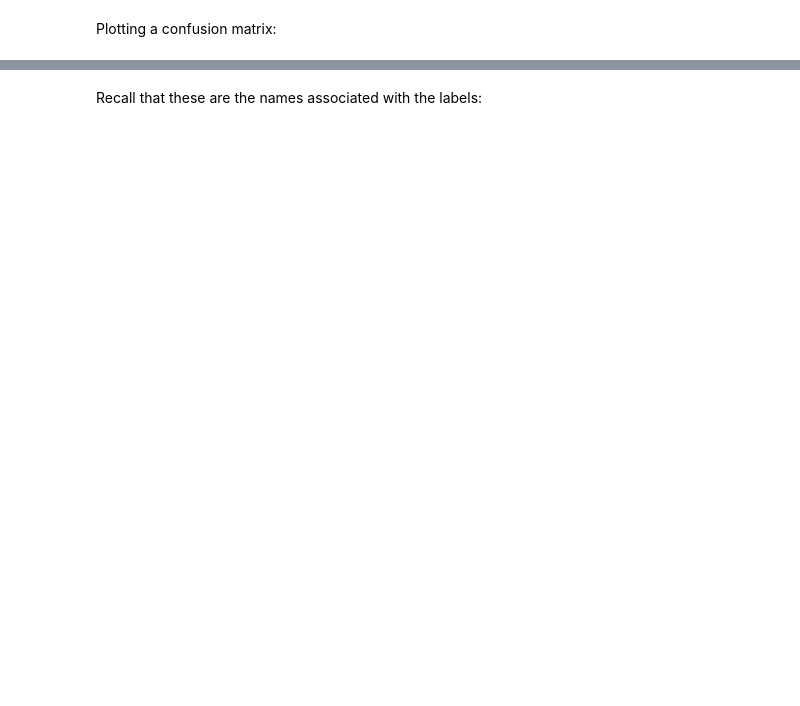
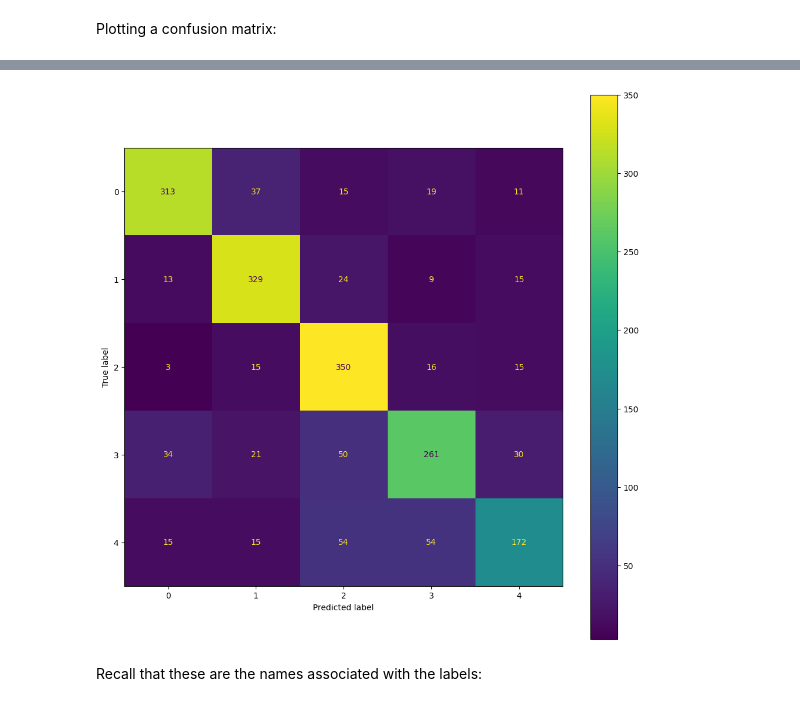
Before and after one commit to Imacharia/dsc-nlp-lab, a Jupyter notebook: index.ipynb, the cells around one changed output, grey strips where cells are left out. Saved outputs shown, nothing was run; the diff lists cells and outputs as text; code cells hidden in the pictures; blank space fills up the shorter version.

Commit message:
Update confusion matrix

```diff
--- a/index.ipynb
+++ b/index.ipynb
@@ -1110,6 +1113,10 @@ final_model.score(final_X_test, y_test)
 Plotting a confusion matrix:
 # %%
 # Run this cell without changes
-from sklearn.metrics import plot_confusion_matrix
-plot_confusion_matrix(final_model, final_X_test, y_test);
+from sklearn.metrics import ConfusionMatrixDisplay
+import matplotlib.pyplot as plt
+fig, ax = plt.subplots(figsize=(12,12))
+ConfusionMatrixDisplay.from_estimator(final_model, final_X_test, y_test, ax=ax);
+
+#ConfusionMatrixDisplay(final_model, final_X_test, y_test);
 # %% [output]
@@ -1117,3 +1123,4 @@ ImportError: cannot import name 'plot_confusion_matrix' from 'sklearn.metrics' (
+[figure, added]
 # %% [markdown]
 Recall that these are the names associated with the labels:
 # %%
```
Also changed, not shown: parts of 12 cells of this notebook.
